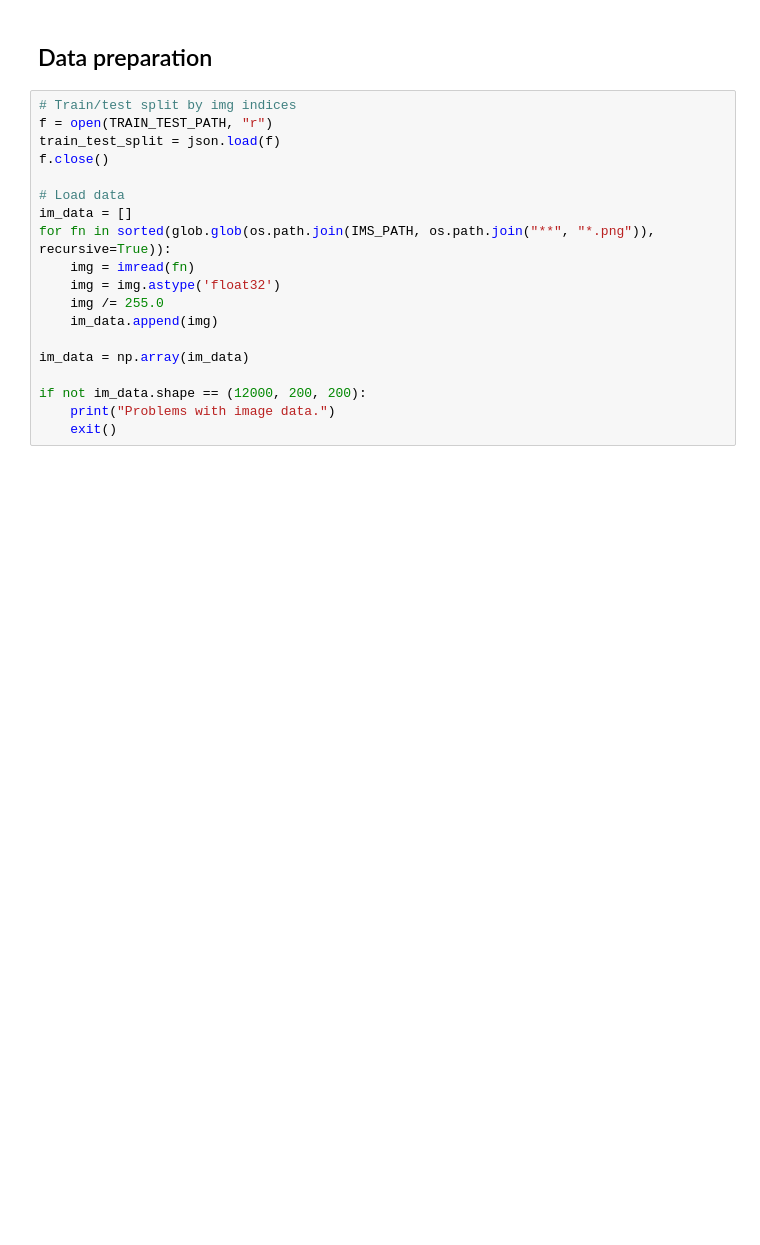
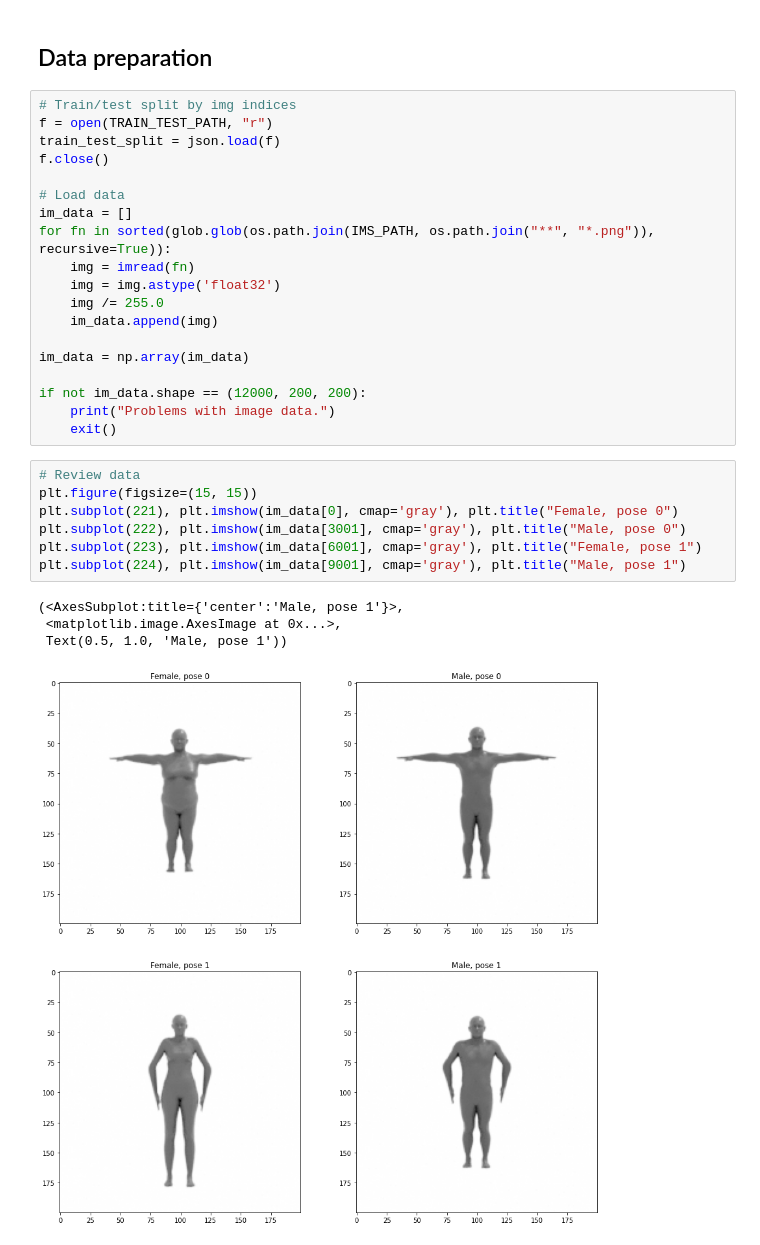
Before and after one commit to ilpoviertola/pattern_recognition_2, a Jupyter notebook: hbde_from_occluded_ims.ipynb, the cells around one changed output. Cells and saved outputs as stored; diff of their text form; blank space fills up the shorter version.

```diff
--- a/hbde_from_occluded_ims.ipynb
+++ b/hbde_from_occluded_ims.ipynb
@@ -43,3 +43,15 @@ im_data = np.array(im_data)
 if not im_data.shape == (12000, 200, 200):
     print("Problems with image data.")
     exit()
+# %%
+# Review data
+plt.figure(figsize=(15, 15))
+plt.subplot(221), plt.imshow(im_data[0], cmap='gray'), plt.title("Female, pose 0")
+plt.subplot(222), plt.imshow(im_data[3001], cmap='gray'), plt.title("Male, pose 0")
+plt.subplot(223), plt.imshow(im_data[6001], cmap='gray'), plt.title("Female, pose 1")
+plt.subplot(224), plt.imshow(im_data[9001], cmap='gray'), plt.title("Male, pose 1")
+# %% [output]
+(<AxesSubplot:title={'center':'Male, pose 1'}>,
+ <matplotlib.image.AxesImage at 0x...>,
+ Text(0.5, 1.0, 'Male, pose 1'))
+[figure, added]
```
Also changed, not shown: parts of 2 cells of this notebook.
